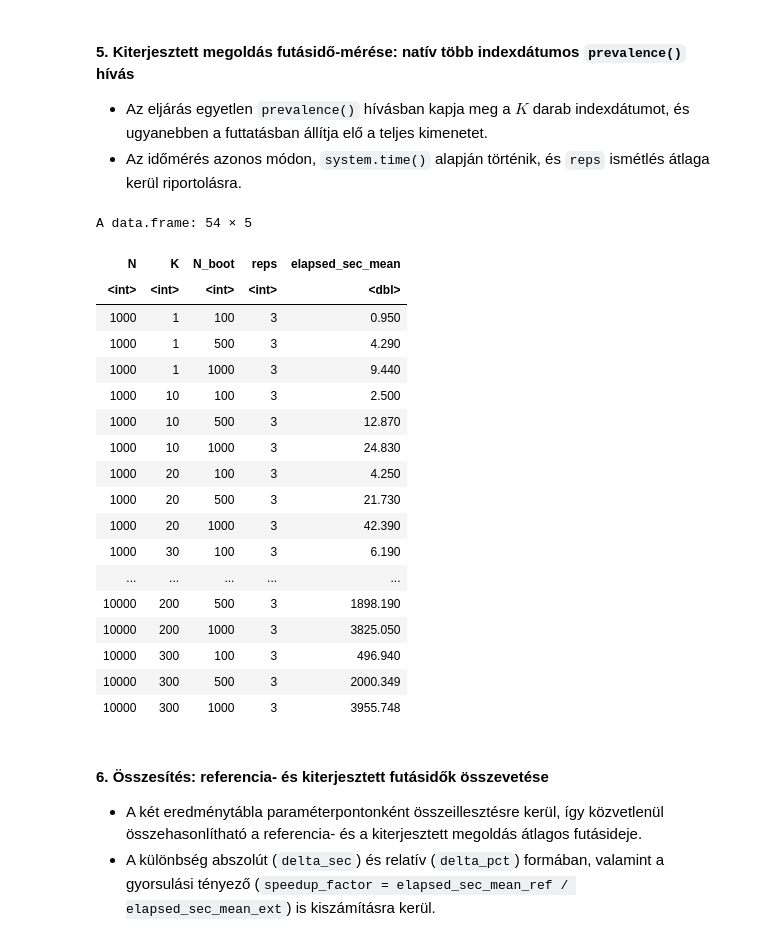
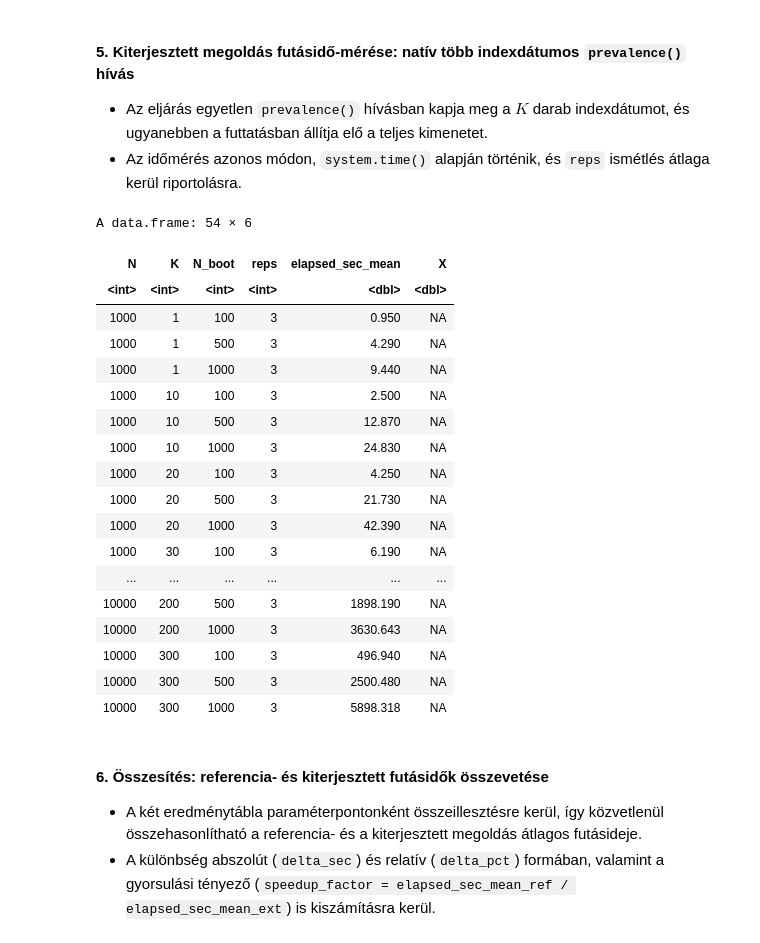
Before and after one commit to lrado1/rprev-ext, a Jupyter notebook: notebooks/rprev_runtime_benchmarks.ipynb, the cells around one changed output. Cells and saved outputs as stored; diff of their text form; code cells hidden in the pictures.

```diff
--- a/notebooks/rprev_runtime_benchmarks.ipynb
+++ b/notebooks/rprev_runtime_benchmarks.ipynb
@@ -409,26 +395,26 @@ Git commit: f0a35c3738d6fa3f16b859e992ced5941a8bb2c7
 # %%
-results_ext <- read.csv("notebooks/rprev_ext_runtime_pilot.csv")
+# results_ext <- read.csv("notebooks/rprev_ext_runtime_pilot.csv")
 results_ext
 # %% [output]
-A data.frame: 54 × 5
+A data.frame: 54 × 6
-| N | K | N_boot | reps | elapsed_sec_mean |
-| <int> | <int> | <int> | <int> | <dbl> |
-| 1000 | 1 | 100 | 3 | 0.950 |
-| 1000 | 1 | 500 | 3 | 4.290 |
-| 1000 | 1 | 1000 | 3 | 9.440 |
-| 1000 | 10 | 100 | 3 | 2.500 |
-| 1000 | 10 | 500 | 3 | 12.870 |
-| 1000 | 10 | 1000 | 3 | 24.830 |
-| 1000 | 20 | 100 | 3 | 4.250 |
-| 1000 | 20 | 500 | 3 | 21.730 |
-| 1000 | 20 | 1000 | 3 | 42.390 |
-| 1000 | 30 | 100 | 3 | 6.190 |
-| ... | ... | ... | ... | ... |
-| 10000 | 200 | 500 | 3 | 1898.190 |
-| 10000 | 200 | 1000 | 3 | 3825.050 |
-| 10000 | 300 | 100 | 3 | 496.940 |
-| 10000 | 300 | 500 | 3 | 2000.349 |
-| 10000 | 300 | 1000 | 3 | 3955.748 |
+| N | K | N_boot | reps | elapsed_sec_mean | X |
+| <int> | <int> | <int> | <int> | <dbl> | <dbl> |
+| 1000 | 1 | 100 | 3 | 0.950 | NA |
+| 1000 | 1 | 500 | 3 | 4.290 | NA |
+| 1000 | 1 | 1000 | 3 | 9.440 | NA |
+| 1000 | 10 | 100 | 3 | 2.500 | NA |
+| 1000 | 10 | 500 | 3 | 12.870 | NA |
+| 1000 | 10 | 1000 | 3 | 24.830 | NA |
+| 1000 | 20 | 100 | 3 | 4.250 | NA |
+| 1000 | 20 | 500 | 3 | 21.730 | NA |
+| 1000 | 20 | 1000 | 3 | 42.390 | NA |
+| 1000 | 30 | 100 | 3 | 6.190 | NA |
+| ... | ... | ... | ... | ... | ... |
+| 10000 | 200 | 500 | 3 | 1898.190 | NA |
+| 10000 | 200 | 1000 | 3 | 3630.643 | NA |
+| 10000 | 300 | 100 | 3 | 496.940 | NA |
+| 10000 | 300 | 500 | 3 | 2500.480 | NA |
+| 10000 | 300 | 1000 | 3 | 5898.318 | NA |
 # %% [markdown]
 #### 6. Összesítés: referencia- és kiterjesztett futásidők összevetése
 - A két eredménytábla paraméterpontonként összeillesztésre kerül, így közvetlenül összehasonlítható a referencia- és a kiterjesztett megoldás átlagos futásideje.
```
Also changed, not shown: parts of 8 cells of this notebook.
